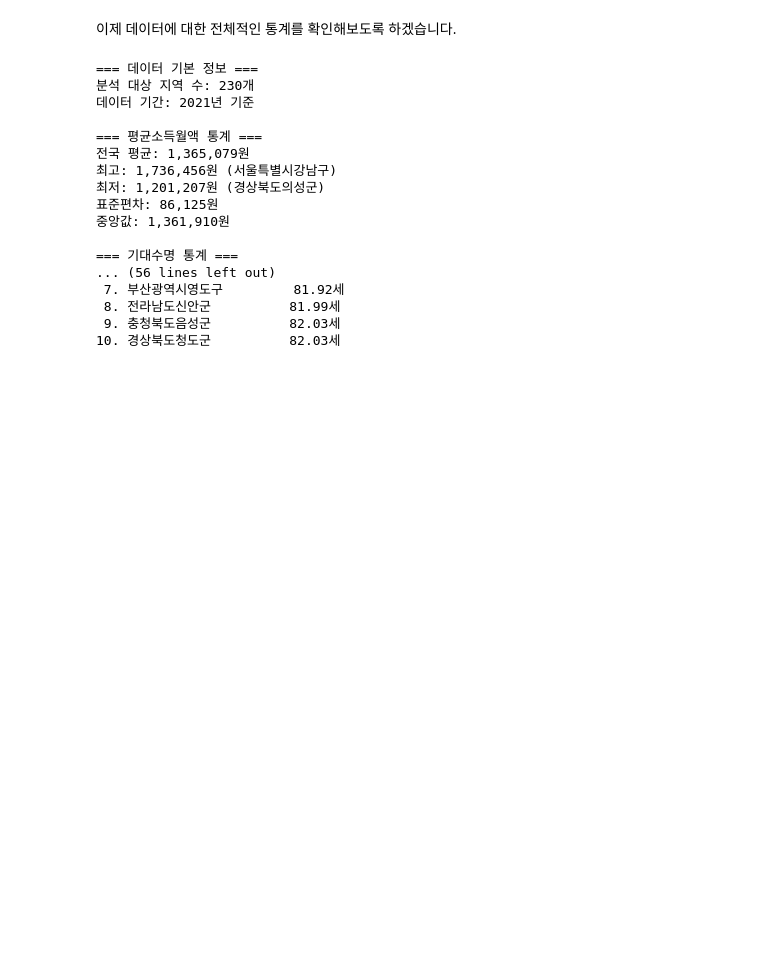
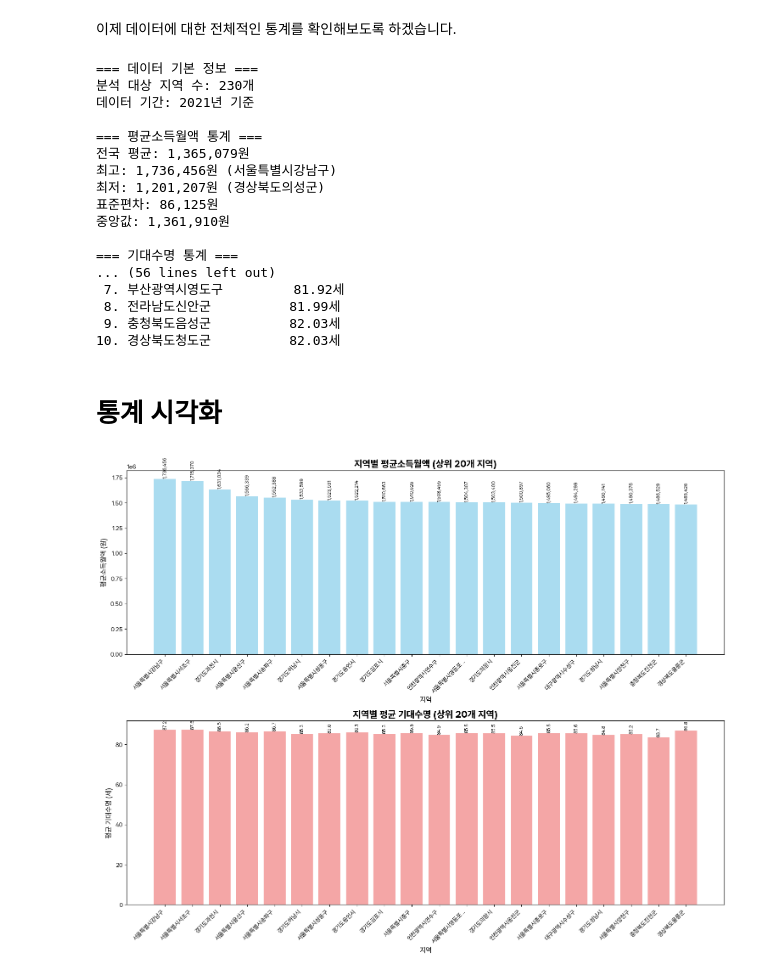
Before and after one commit to SID12g/life-expectancy-by-income, a Jupyter notebook: main.ipynb, the cells around one changed output. Cells and saved outputs as stored; diff of their text form; code cells hidden in the pictures; blank space fills up the shorter version.

```diff
--- a/main.ipynb
+++ b/main.ipynb
@@ -578,3 +578,54 @@ for i, (idx, row) in enumerate(bottom_life.iterrows(), 1):
  8. 전라남도신안군          81.99세
  9. 충청북도음성군          82.03세
 10. 경상북도청도군          82.03세
+# %% [markdown]
+# 통계 시각화
+# %%
+import matplotlib.pyplot as plt
+import numpy as np
+
+# 한글 폰트 설정
+plt.rcParams['font.family'] = 'Wanted Sans'
+plt.rcParams['axes.unicode_minus'] = False
+
+# 데이터 병합 (이전 셀에서 이미 병합했다면 생략 가능)
+merged_data = pd.merge(average_income, life_expectancy, on='시군구', how='inner')
+
+# 상위 20개 지역 선택 (소득 기준)
+top_20_regions = merged_data.nlargest(20, '평균소득월액')
+
+# 그래프 설정
+fig, (ax1, ax2) = plt.subplots(2, 1, figsize=(15, 12))
+
+# 소득 막대 그래프
+bars1 = ax1.bar(range(len(top_20_regions)), top_20_regions['평균소득월액'],
+                color='skyblue', alpha=0.7, label='평균소득월액')
+ax1.set_title('지역별 평균소득월액 (상위 20개 지역)', fontsize=16, fontweight='bold')
+ax1.set_ylabel('평균소득월액 (원)', fontsize=12)
+ax1.set_xlabel('지역', fontsize=12)
+ax1.set_xticks(range(len(top_20_regions)))
+ax1.set_xticklabels([region[:8] + '...' if len(region) > 8 else region
+                     for region in top_20_regions['시군구']], rotation=45, ha='right')
+
+# 소득 값 표시
+for i, v in enumerate(top_20_regions['평균소득월액']):
+    ax1.text(i, v + 5000, f'{v:,.0f}', ha='center', va='bottom', fontsize=8, rotation=90)
+
+# 기대수명 막대 그래프
+bars2 = ax2.bar(range(len(top_20_regions)), top_20_regions['평균 기대수명'],
+                color='lightcoral', alpha=0.7, label='평균 기대수명')
+ax2.set_title('지역별 평균 기대수명 (상위 20개 지역)', fontsize=16, fontweight='bold')
+ax2.set_ylabel('평균 기대수명 (세)', fontsize=12)
+ax2.set_xlabel('지역', fontsize=12)
+ax2.set_xticks(range(len(top_20_regions)))
+ax2.set_xticklabels([region[:8] + '...' if len(region) > 8 else region
+                     for region in top_20_regions['시군구']], rotation=45, ha='right')
+
+# 기대수명 값 표시
+for i, v in enumerate(top_20_regions['평균 기대수명']):
+    ax2.text(i, v + 0.1, f'{v:.1f}', ha='center', va='bottom', fontsize=8, rotation=90)
+
+plt.tight_layout()
+plt.show()
+# %% [output]
+[figure, added]
```
Also changed, not shown: parts of 2 cells of this notebook.
